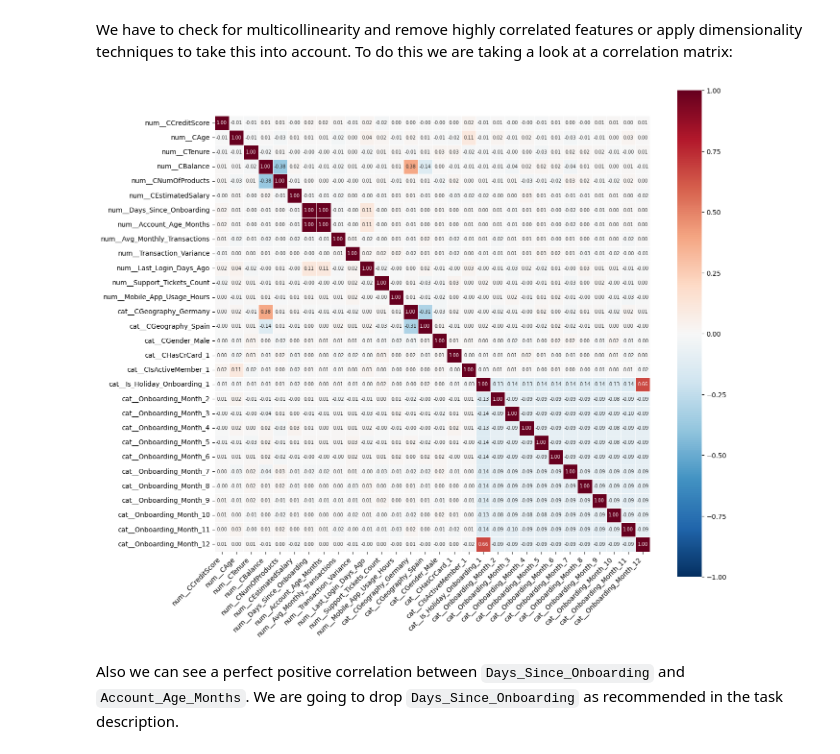
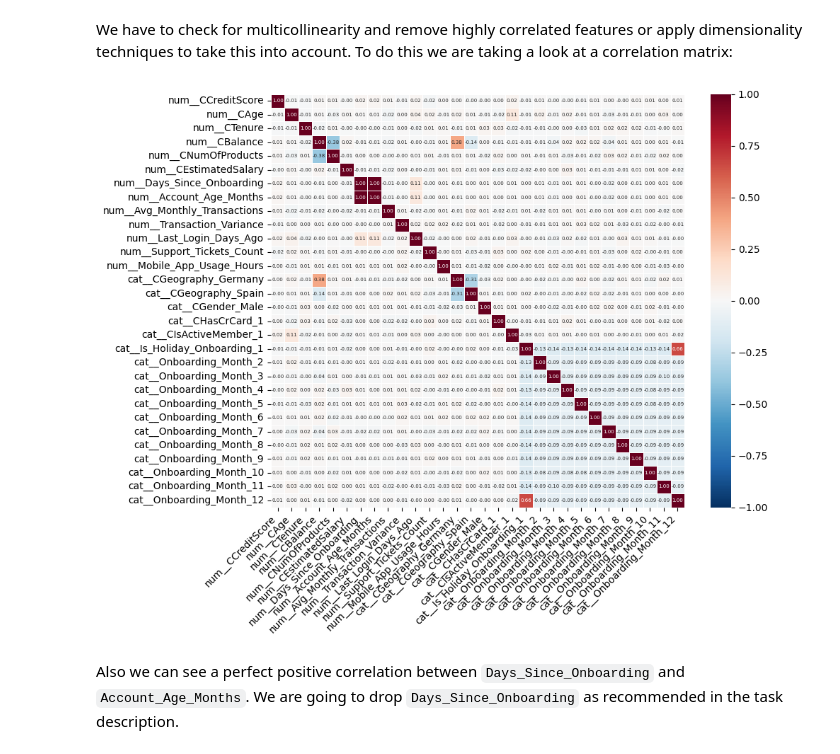
Before and after one commit to nncsimo/DSML2526, a Jupyter notebook: Abgabe/Assignment_01_3214721.ipynb, the cells around one changed output. Cells and saved outputs as stored; diff of their text form; code cells hidden in the pictures.

```diff
--- a/Abgabe/Assignment_01_3214721.ipynb
+++ b/Abgabe/Assignment_01_3214721.ipynb
@@ -389,9 +394,6 @@ if violations:
         print(f"Expected range: {details["expected_range"]}")
         print(f"Actual range: ({details["min_found"]}, {details["max_found"]})")
         print(f"Number of invalid values: {details["invalid_count"]}")
-        print("Invalid values distribution:")
-        for val, count in details["invalid_values"].items():
-            print(f"  {val}: {count} occurrences")
 else:
     print("No violations found. All values are within expected ranges.")
 # %% [output]
@@ -416,22 +412,6 @@ CEstimatedSalary:
 Next we are defining a function to handle the logical inconsistencies (range violations) identified. We choose imputing the values with the median.
 # %%
 def handle_range_violations(df, column, min_val, max_val, strategy='impute'):
-    """Handle range violations for a single column in the dataframe.
-
-    Parameters
-    ----------
-    df : pandas.DataFrame
-        Input dataframe (will be copied before changes).
-    column : str
-        Column name to check and fix.
-    min_val, max_val : numeric or None
-        Bounds for the valid range. Use None for one-sided bounds.
-    strategy : {'impute','clip','remove'}
-        How to handle invalid values:
-        - 'impute': replace invalid entries with the median of valid values
-        - 'clip': clip values to the nearest boundary
-        - 'remove': drop rows with invalid values
-    """
     df = df.copy()
     if column not in df.columns:
         print(f"Column {column} not found in dataframe. Skipping.")
@@ -664,19 +615,19 @@ X_train_sorted_credit_score = X_train.sort_values(by='CCreditScore')
 X_train_sorted_account_age = X_train.sort_values(by='Account_Age_Months')
 X_train_sorted_salary = X_train.sort_values(by='CEstimatedSalary')
 # %%
-fig, axes = plt.subplots(nrows=4, ncols=1, figsize=(25, 20))
+fig, axes = plt.subplots(nrows=4, ncols=1, figsize=(22, 18))
 
 msno.matrix(X_train_sorted_balance, ax=axes[0])
-axes[0].set_title("Missingness (sortiert nach CBalance)")
+axes[0].set_title("Missingness (sorted by CBalance)")
 
 msno.matrix(X_train_sorted_salary, ax=axes[1])
-axes[1].set_title("Missingness (sortiert nach CEstimatedSalary)")
+axes[1].set_title("Missingness (sorted by CEstimatedSalary)")
 
 msno.matrix(X_train_sorted_account_age, ax=axes[2])
-axes[2].set_title("Missingness (sortiert nach Account_Age_Months)")
+axes[2].set_title("Missingness (sorted by Account_Age_Months)")
 
 msno.matrix(X_train_sorted_credit_score, ax=axes[3])
-axes[3].set_title("Missingness (sortiert nach CCreditScore)")
+axes[3].set_title("Missingness (sorted by CCreditScore)")
 
 plt.tight_layout()
 plt.show()
@@ -880,23 +841,23 @@ model_features = [col for col in X_train_processed_df.columns if col not in
 We have to check for multicollinearity  and remove highly correlated features or apply dimensionality techniques to take this into account. To do this we are taking a look at a correlation matrix:
 # %%
 correlation_matrix = X_train_processed_df[model_features].corr()
-plt.figure(figsize=(14, 12))
+plt.figure(figsize=(10, 8))
 sns.heatmap(
     correlation_matrix,
     annot=True,
     fmt='.2f',              # 2 decimal places instead of many
     cmap='RdBu_r',          # Diverging colormap
     center=0,               # Center at 0
     vmin=-1, vmax=1,        # Fixed scale
     square=True,            # Square cells
     linewidths=0.5,         # Grid lines between cells
-    annot_kws={'size': 7}   # Smaller font for annotations
+    annot_kws={'size': 5}   # Smaller font for annotations
 )
 plt.xticks(rotation=45, ha='right')
 plt.tight_layout()
 plt.show()
 # %% [output]
-[figure, old version]
+[figure, new version]
 # %% [markdown]
 Also we can see a perfect positive correlation between `Days_Since_Onboarding` and `Account_Age_Months`. We are going to drop `Days_Since_Onboarding` as recommended in the task description.
 # %%
```
Also changed, not shown: parts of 61 cells of this notebook, 1 other file.
